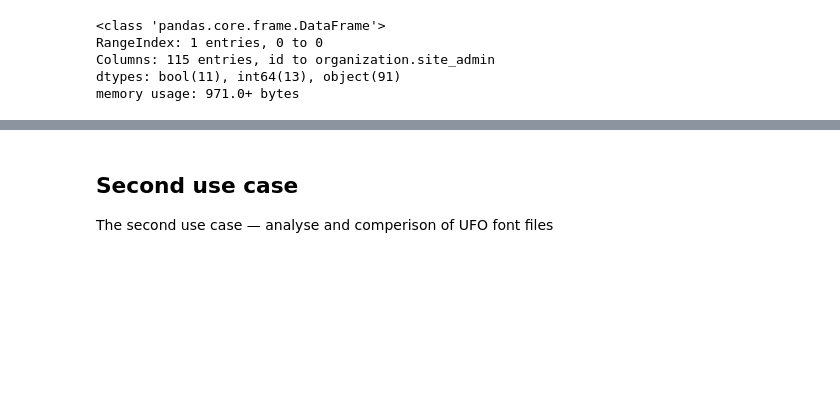
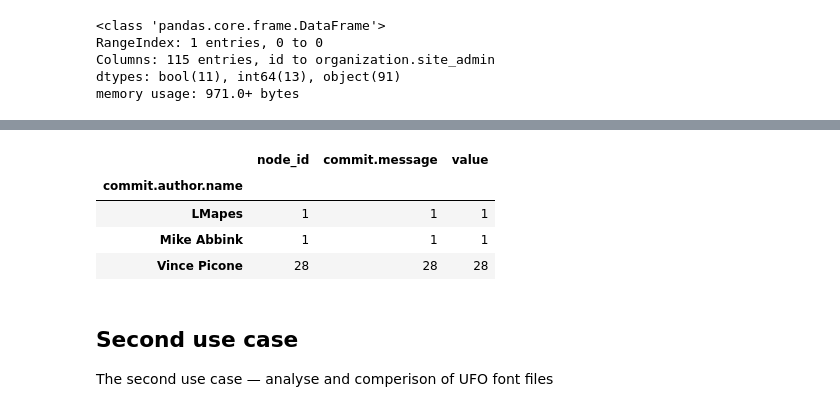
Before and after one commit to kuzminadya/FHP-infovis-py, a Jupyter notebook: Data_Dossier.ipynb, the cells around one changed output, grey strips where cells are left out. Drawn from its saved outputs; the diff is of its cells as text; code cells hidden in the pictures; blank space fills up the shorter version.

```diff
--- a/Data_Dossier.ipynb
+++ b/Data_Dossier.ipynb
@@ -183,3 +344,12 @@ Couinting amount of commits for each day
+# %%
+df_repo_table_red_groupby_name = df_repo_table_red.groupby('commit.author.name').count()
+df_repo_table_red_groupby_name
+# %% [output]
+|  | node_id | commit.message | value |
+| commit.author.name |  |  |  |
+| LMapes | 1 | 1 | 1 |
+| Mike Abbink | 1 | 1 | 1 |
+| Vince Picone | 28 | 28 | 28 |
 # %% [markdown]
 ## Second use case
 
```
Also changed, not shown: parts of 56 cells of this notebook.
